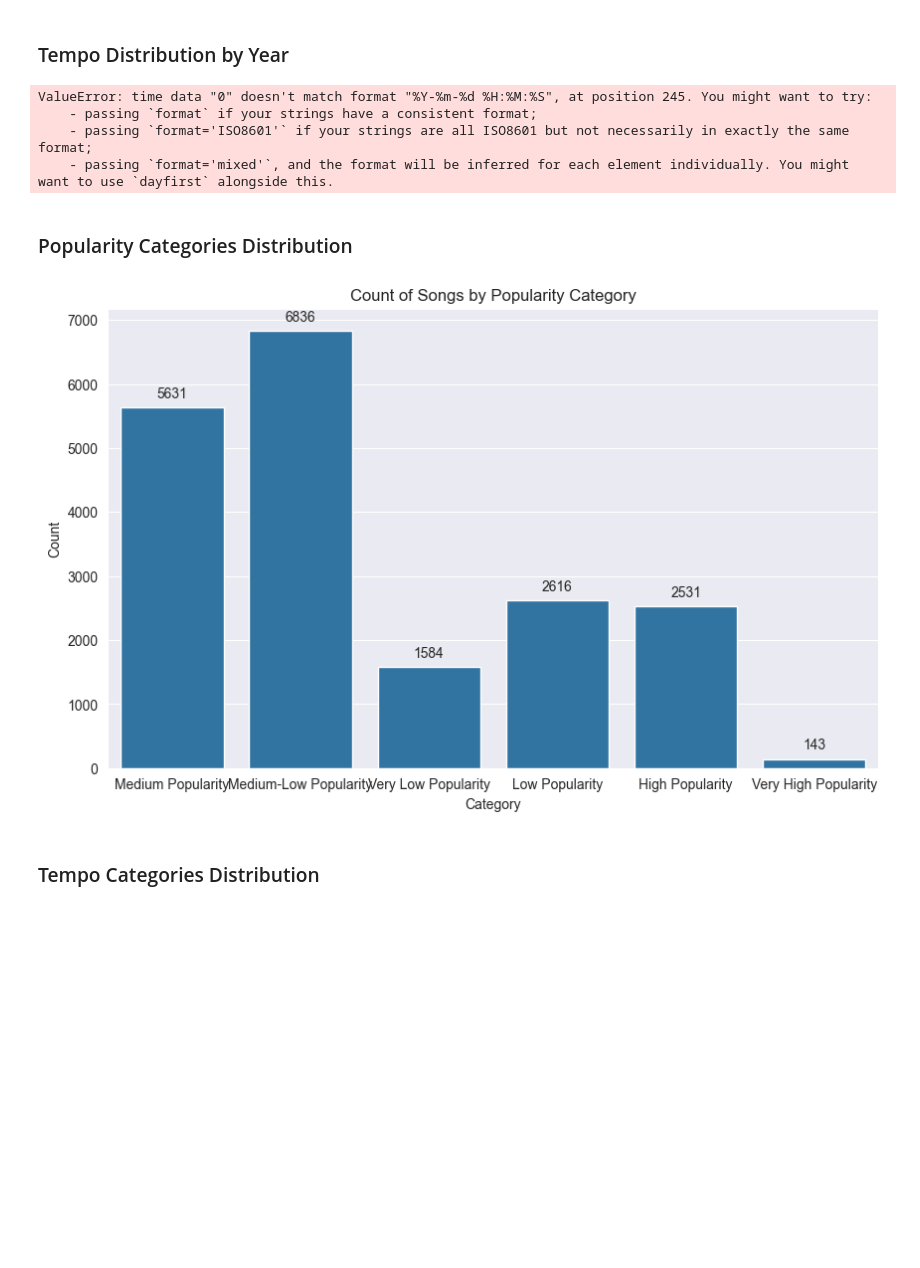
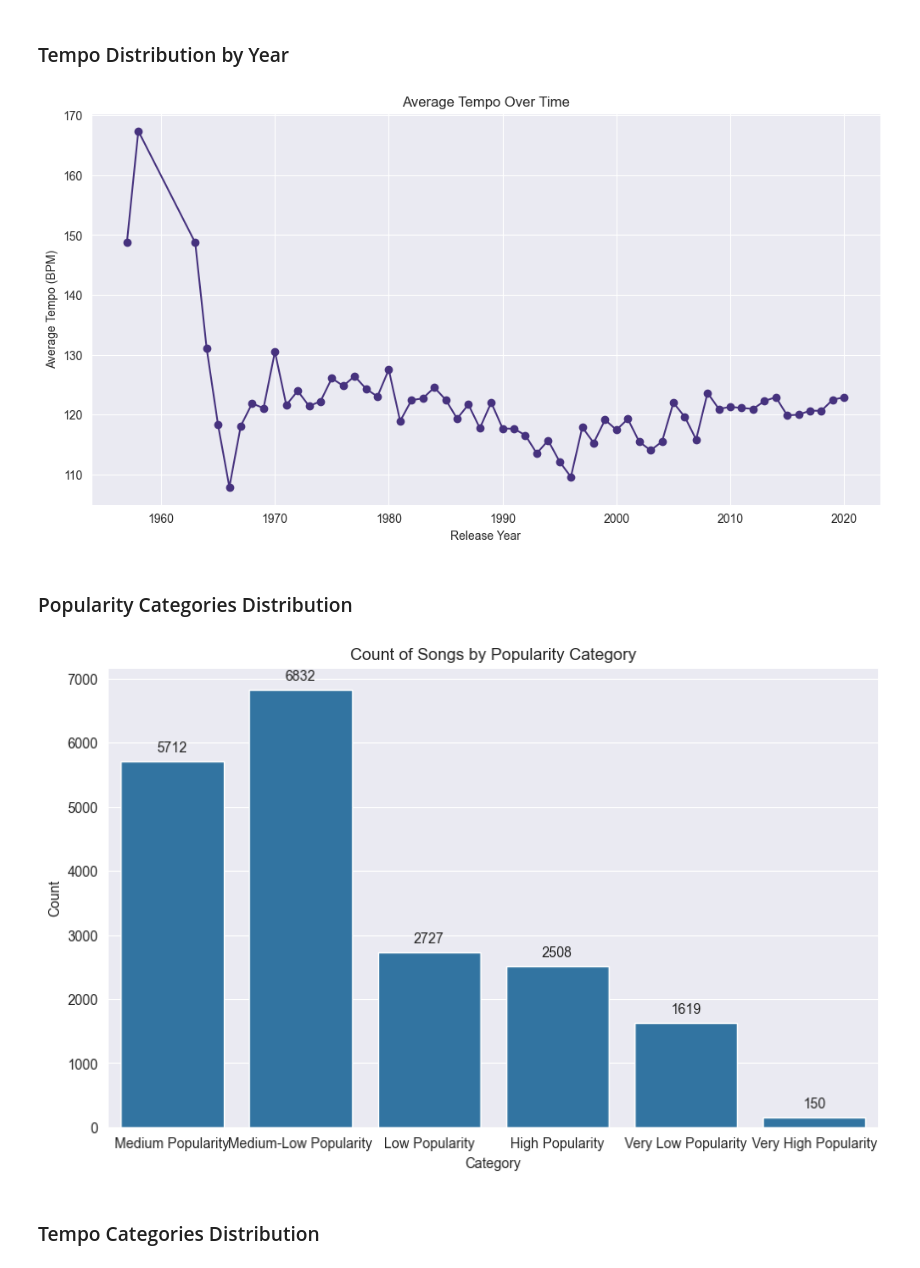
Before and after one commit to IlianCoding/SpotifyAIModel, a Jupyter notebook: dataVisualization.ipynb, the cells around one changed output. Drawn from its saved outputs; the diff is of its cells as text; code cells hidden in the pictures; blank space fills up the shorter version.

```diff
--- a/dataVisualization.ipynb
+++ b/dataVisualization.ipynb
@@ -87,23 +87,20 @@ plt.show()
 # %% [markdown]
 ### Tempo Distribution by Year
 # %%
-df['track_album_release_date'] = pd.to_datetime(df['track_album_release_date'])
+df['track_album_release_date'] = pd.to_datetime(df['track_album_release_date'], errors='coerce', format='%Y-%m-%d')
 
 colors=sns.color_palette('viridis', len(genre_counts))
 
 tempo_over_time = df.groupby(df['track_album_release_date'].dt.year)['tempo'].mean()
 
 plt.figure(figsize=(12, 6))
 tempo_over_time.plot(kind='line', marker='o', color=colors)
 plt.title('Average Tempo Over Time')
 plt.xlabel('Release Year')
 plt.ylabel('Average Tempo (BPM)')
 plt.show()
 # %% [output]
-ValueError: time data "0" doesn't match format "%Y-%m-%d %H:%M:%S", at position 245. You might want to try:
-    - passing `format` if your strings have a consistent format;
-    - passing `format='ISO8601'` if your strings are all ISO8601 but not necessarily in exactly the same format;
-    - passing `format='mixed'`, and the format will be inferred for each element individually. You might want to use `dayfirst` alongside this.
+[figure, added]
 # %% [markdown]
 ### Popularity Categories Distribution
 # %%
@@ -121,7 +118,7 @@ for p in ax.patches:
 
 plt.show()
 # %% [output]
-[figure, old version]
+[figure, new version]
 # %% [markdown]
 ### Tempo Categories Distribution
 # %%
```
Also changed, not shown: parts of 5 cells of this notebook, 2 other files.
